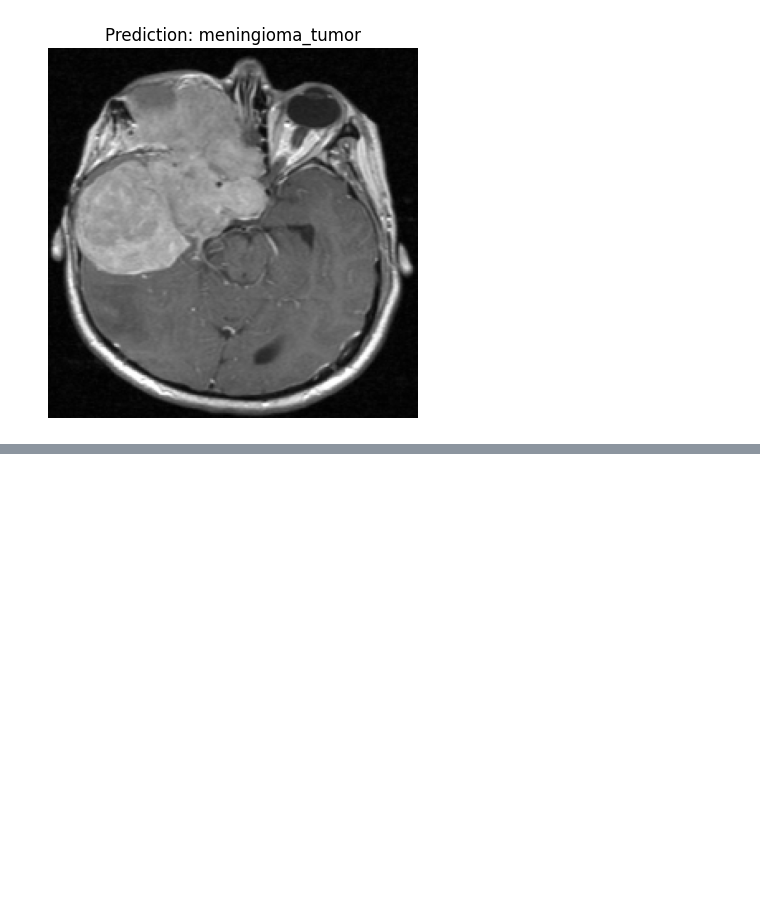
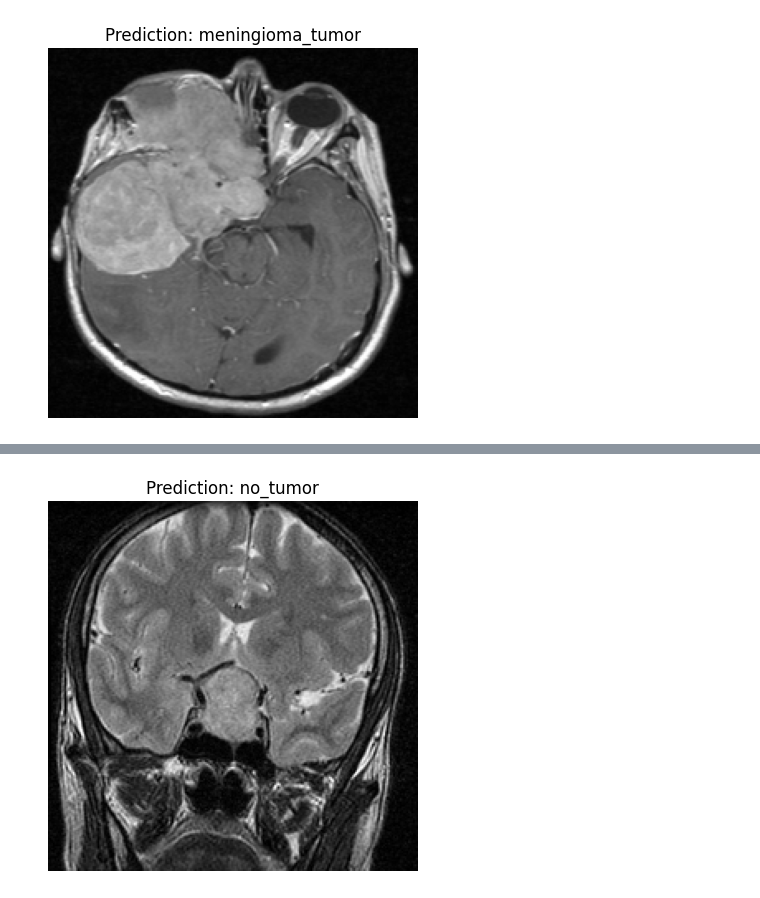
Before and after one commit to aayushxrj/Tumor-Multiclassification-ComputerVision, a Jupyter notebook: main.ipynb, the cells around one changed output, grey strips where cells are left out. Cells and saved outputs as stored; diff of their text form; code cells hidden in the pictures; blank space fills up the shorter version.

```diff
--- a/main.ipynb
+++ b/main.ipynb
@@ -336,0 +413,3 @@ pred_and_plot(efficientnet_model,"./meningioma-tumor-test.jpg",class_names)
+# %%
+pred_and_plot(vgg_model,"./pituatory-tumor-test.jpg",class_names)
+# %% [output]
@@ -336,0 +417 @@ pred_and_plot(efficientnet_model,"./meningioma-tumor-test.jpg",class_names)
+[figure, added]
```
Also changed, not shown: parts of 10 cells of this notebook, 1 other file.
